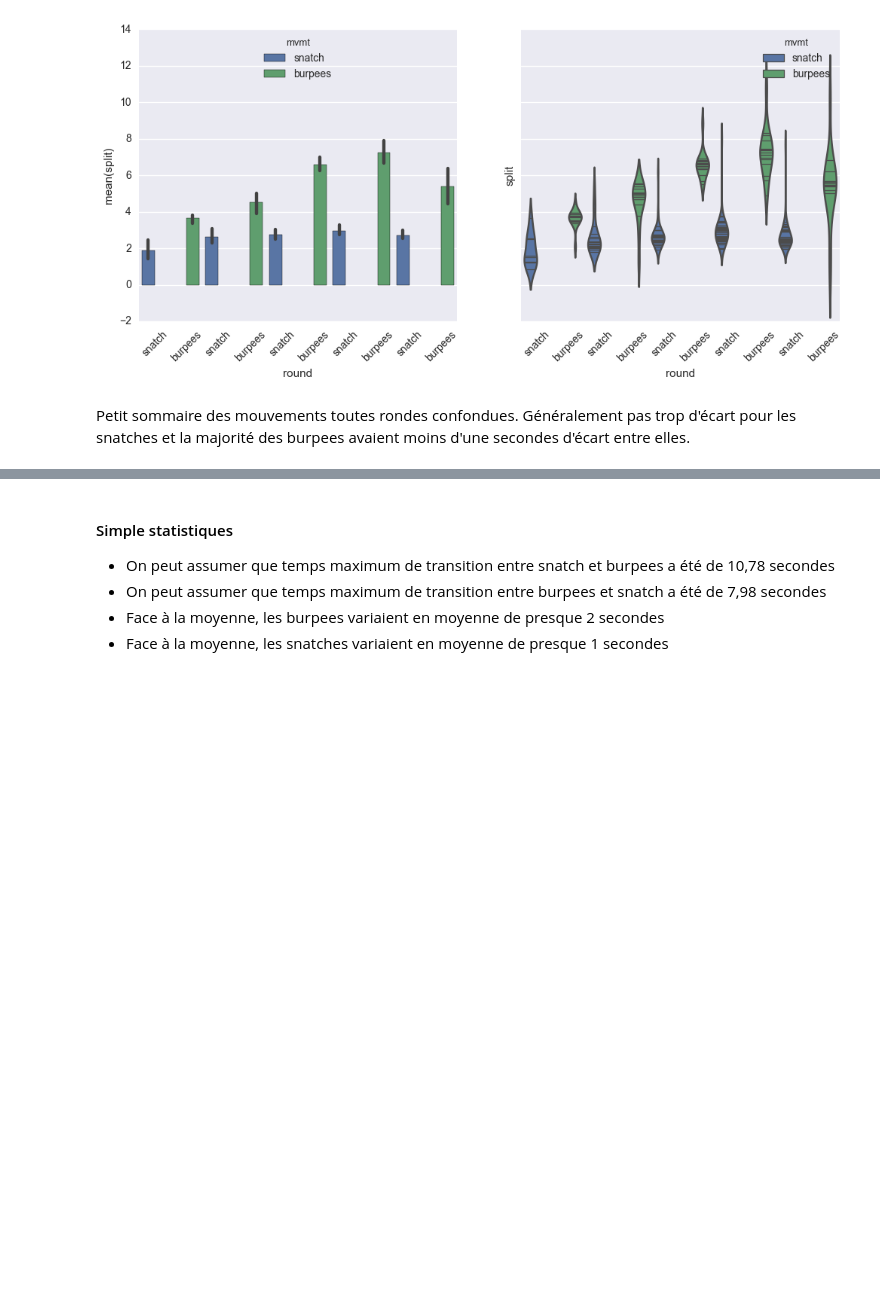
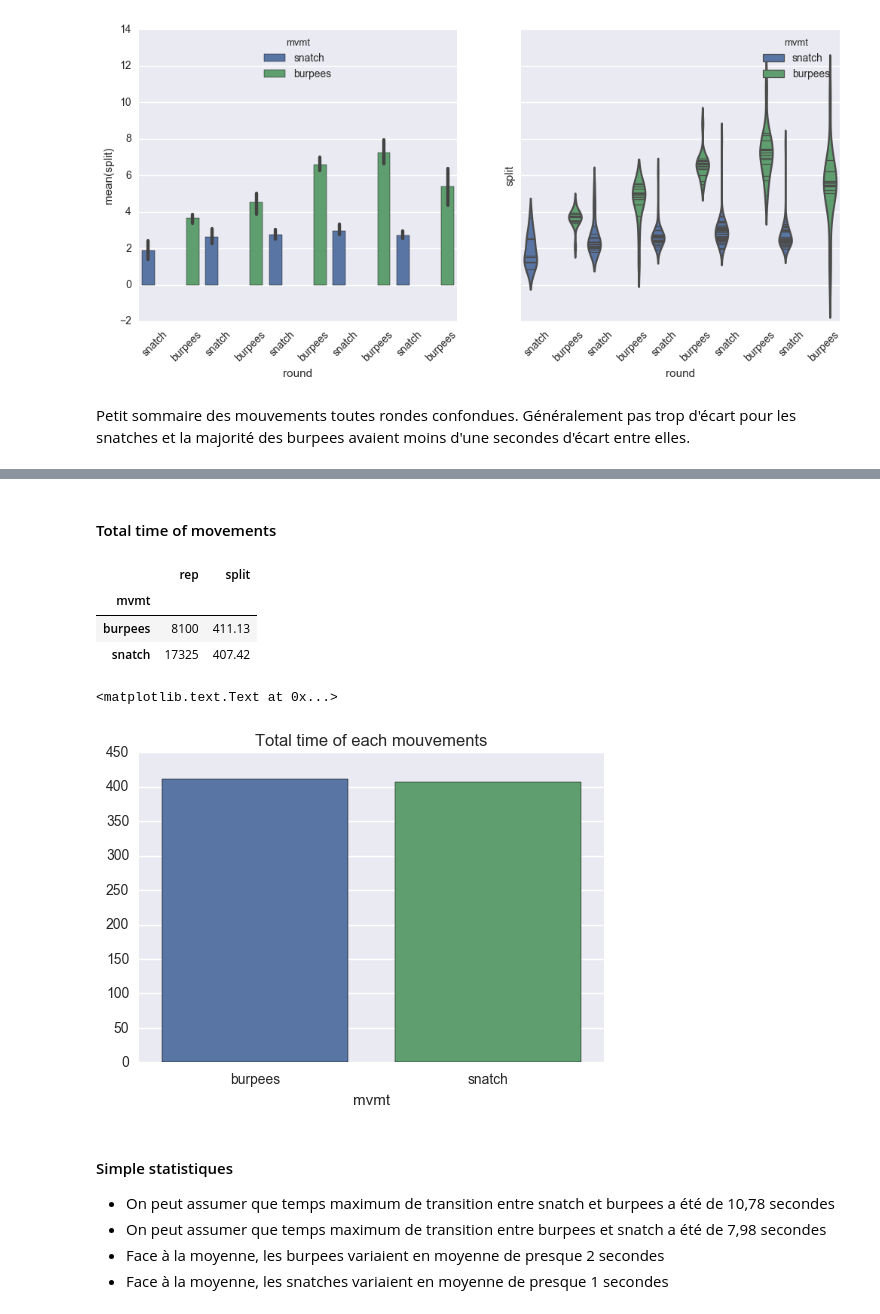
Before and after one commit to atremblay/AMRAP, a Jupyter notebook: Opens2017/17.1/Jo_Cayer/Jonathan Cayer.ipynb, the cells around one changed output, grey strips where cells are left out. Drawn from its saved outputs; the diff is of its cells as text; code cells hidden in the pictures; blank space fills up the shorter version.

```diff
--- a/Opens2017/17.1/Jo_Cayer/Jonathan Cayer.ipynb
+++ b/Opens2017/17.1/Jo_Cayer/Jonathan Cayer.ipynb
@@ -102,3 +104,19 @@ _ = sns.barplot(data=df, x='mvmt', y='split', hue='mvmt')
+# %% [markdown]
+#### Total time of movements
+# %%
+df.groupby('mvmt').sum()
+# %% [output]
+|  | rep | split |
+| mvmt |  |  |
+| burpees | 8100 | 411.13 |
+| snatch | 17325 | 407.42 |
+# %%
+g = sns.barplot(data=df.groupby('mvmt').sum().reset_index(), x='mvmt', y='split')
+g.set_ylabel("")
+g.set_title("Total time of each mouvements")
+# %% [output]
+<matplotlib.text.Text at 0x...>
+[figure, added]
 # %% [markdown]
 #### Simple statistiques
 
```
Also changed, not shown: parts of 6 cells of this notebook, 1 other file.
